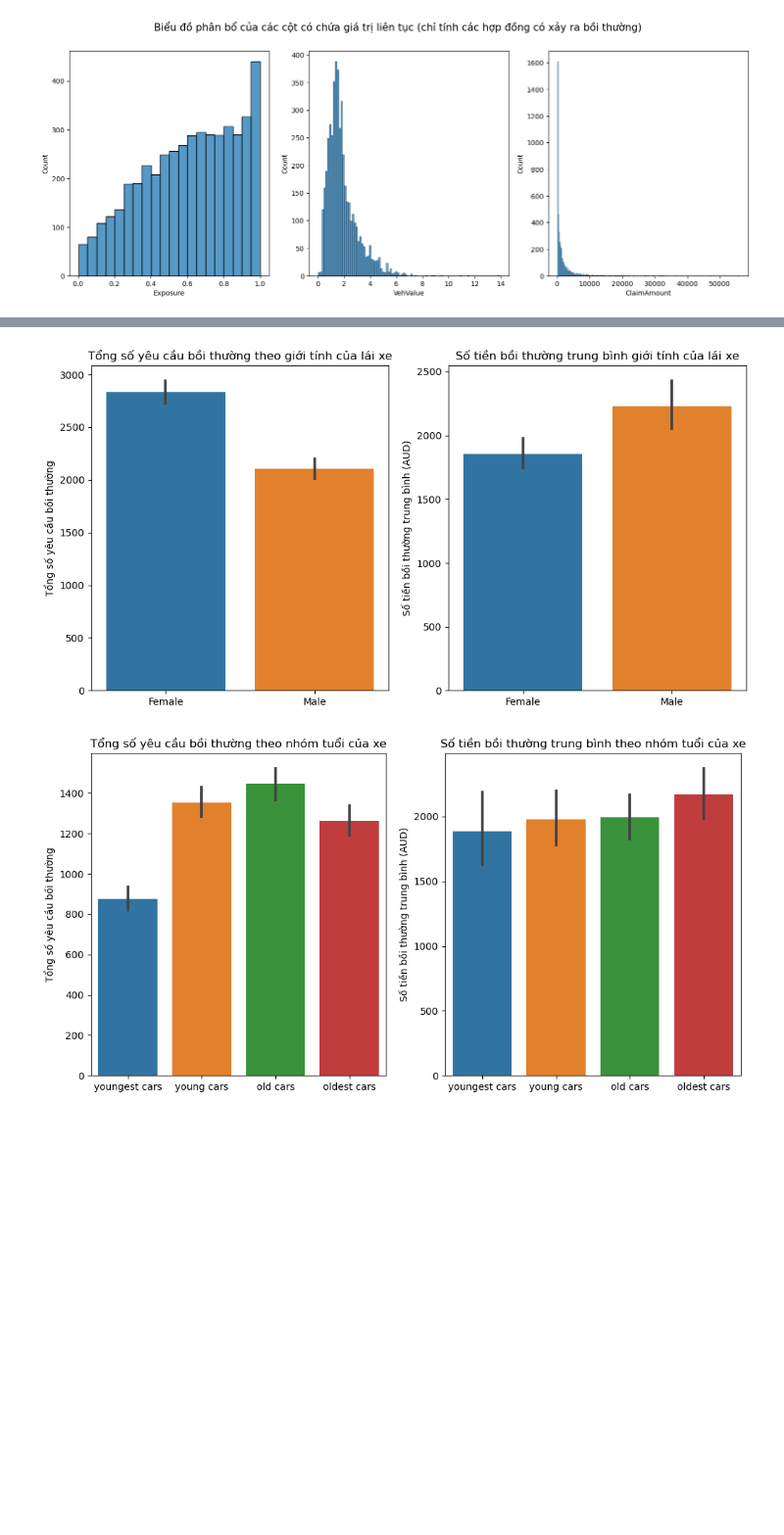
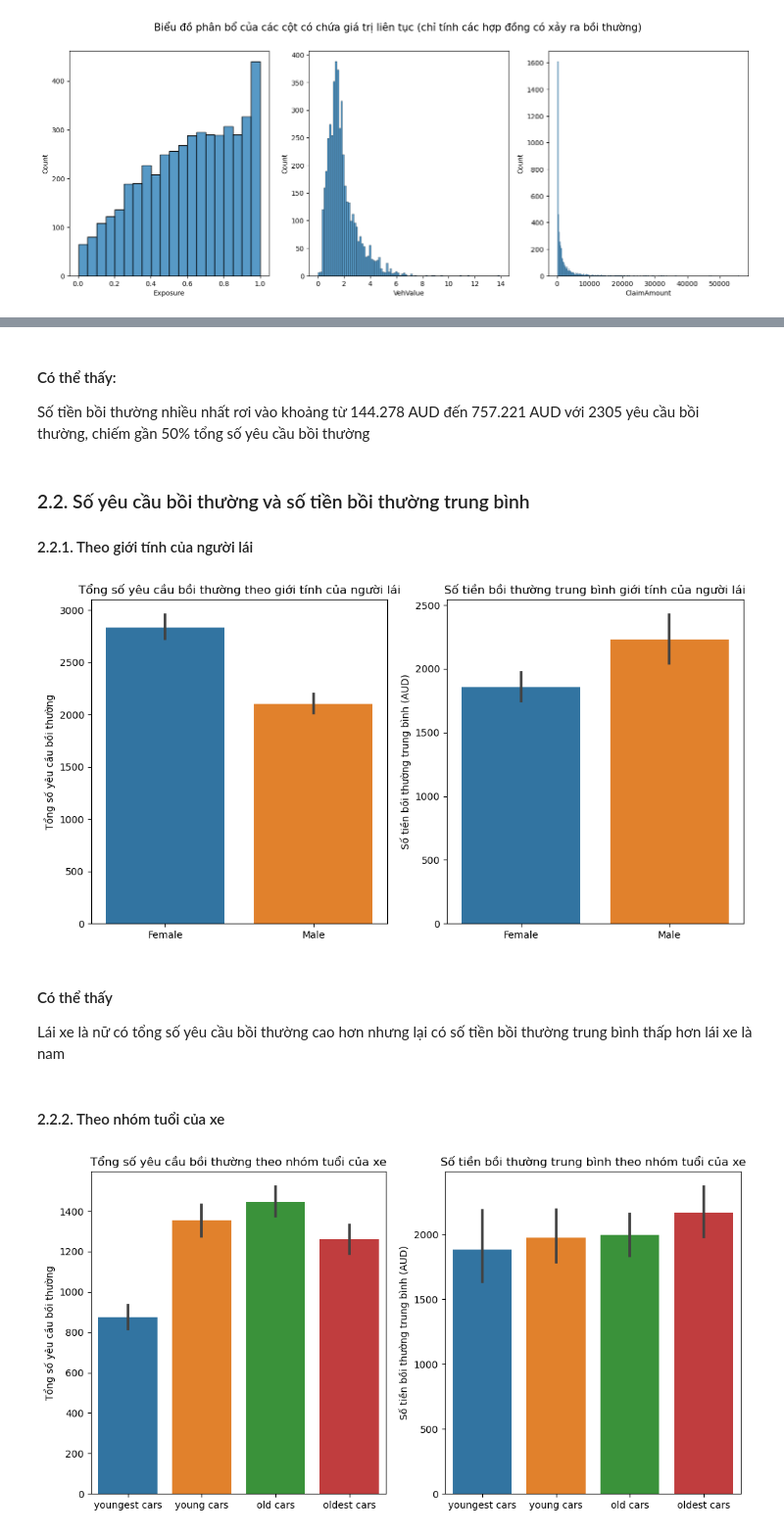
Before and after one commit to deniahc566/ausprivauto0405_analysis, a Jupyter notebook: ausprivauto0405_analysis.ipynb, the cells around one changed output, grey strips where cells are left out. Shown: that part at 98% size. Drawn from its saved outputs; the diff is of its cells as text; code cells hidden in the pictures; blank space fills up the shorter version.

```diff
--- a/ausprivauto0405_analysis.ipynb
+++ b/ausprivauto0405_analysis.ipynb
@@ -152,26 +257,40 @@ ClaimAmount_dist = sns.histplot(data=ausprivauto0405_data_claimocced, x='ClaimAm
+# %% [markdown]
+#### Có thể thấy:
+
+Số tiền bồi thường nhiều nhất rơi vào khoảng từ 144.278 AUD đến 757.221 AUD với 2305 yêu cầu bồi thường, chiếm gần 50% tổng số yêu cầu bồi thường
+# %% [markdown]
+### 2.2. Số yêu cầu bồi thường và số tiền bồi thường trung bình
+
+#### 2.2.1. Theo giới tính của người lái
 # %%
 fig, axes =plt.subplots(1,2, figsize=(12,6))
 #Vẽ biểu đồ thể hiện tổng số yêu cầu bồi thường theo giới tính của lái xe
 VehAge_ClaimNb_plt = sns.barplot(data=ausprivauto0405_data,
                                  x='Gender',
                                  y='ClaimNb',
                                  estimator=sum,
                                  ax=axes[0])
-VehAge_ClaimNb_plt.set(title='Tổng số yêu cầu bồi thường theo giới tính của lái xe',
+VehAge_ClaimNb_plt.set(title='Tổng số yêu cầu bồi thường theo giới tính của người lái',
                       ylabel='Tổng số yêu cầu bồi thường',
                       xlabel='')
 VehAge_ClaimNb_plt.ticklabel_format(style='plain', axis='y')
 #Vẽ biểu đồ thể hiện số tiền bồi thường trung bình theo giới tính của lái xe
 VehAge_ClaimAmount_plt = sns.barplot(data=ausprivauto0405_data_claimocced,
                                      x='Gender',
                                      y='ClaimAmount',
                                      ax=axes[1])
-VehAge_ClaimAmount_plt.set(title='Số tiền bồi thường trung bình giới tính của lái xe',
+VehAge_ClaimAmount_plt.set(title='Số tiền bồi thường trung bình giới tính của người lái',
         ylabel='Số tiền bồi thường trung bình (AUD)',
         xlabel='')
 VehAge_ClaimAmount_plt.ticklabel_format(style='plain', axis='y')
 # %% [output]
-[figure, old version]
+[figure, new version]
+# %% [markdown]
+#### Có thể thấy
+
+Lái xe là nữ có tổng số yêu cầu bồi thường cao hơn nhưng lại có số tiền bồi thường trung bình thấp hơn lái xe là nam
+# %% [markdown]
+#### 2.2.2. Theo nhóm tuổi của xe
 # %%
 fig, axes =plt.subplots(1,2, figsize=(12,6))
 #Vẽ biểu đồ thể hiện tổng số yêu cầu bồi thường theo nhóm tuổi của xe
```
Also changed, not shown: parts of 48 cells of this notebook.
